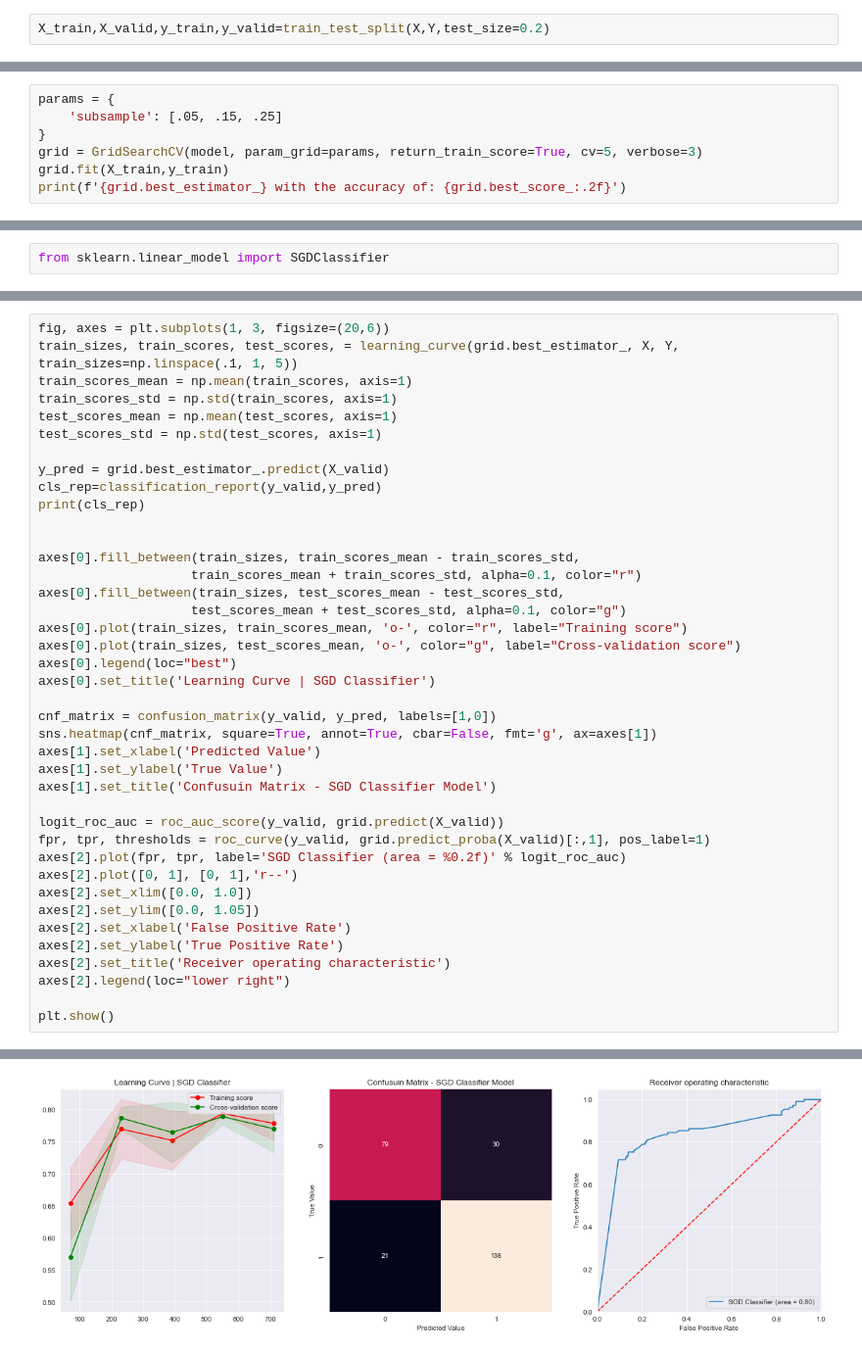
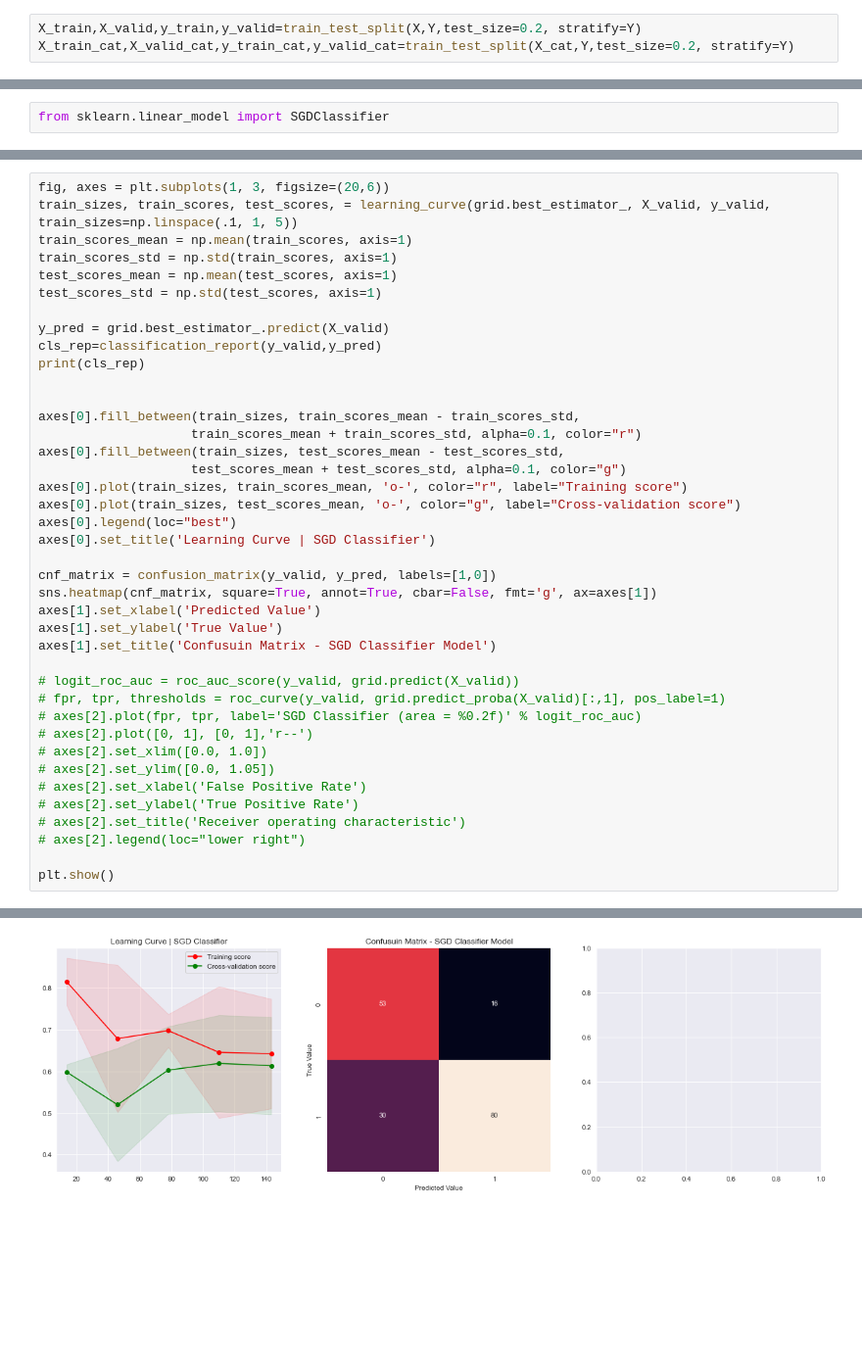
Before and after one commit to SimplyRamin/Titanic-Kaggle, a Jupyter notebook: Model - Ramin F v1.0.ipynb, the cells around one changed output, grey strips where cells are left out. Shown at 98% size. Drawn from its saved outputs; the diff is of its cells as text; blank space fills up the shorter version.

```diff
--- a/Model - Ramin F v1.0.ipynb
+++ b/Model - Ramin F v1.0.ipynb
@@ -143,7 +169,8 @@ print(f'independent variables matrix shape: {X.shape}')
 dependent variable matrix shape: (891,)
 independent variables matrix shape: (891, 12)
 # %%
-X_train,X_valid,y_train,y_valid=train_test_split(X,Y,test_size=0.2)
+X_train,X_valid,y_train,y_valid=train_test_split(X,Y,test_size=0.2, stratify=Y)
+X_train_cat,X_valid_cat,y_train_cat,y_valid_cat=train_test_split(X_cat,Y,test_size=0.2, stratify=Y)
 # %% [markdown]
 # PCA for Demonstrating datapoints in 2-Dimension
 # %%
@@ -1052,7 +1082,0 @@ model = LGBMClassifier(boosting_type='dart', extra_trees=False, learning_rate=0.
-# %%
-params = {
-    'subsample': [.05, .15, .25]
-}
-grid = GridSearchCV(model, param_grid=params, return_train_score=True, cv=5, verbose=3)
-grid.fit(X_train,y_train)
-print(f'{grid.best_estimator_} with the accuracy of: {grid.best_score_:.2f}')
@@ -1170,7 +1116,7 @@ Fitting 5 folds for each of 864 candidates, totalling 4320 fits
 [CV 4/5] END alpha
 # %%
 fig, axes = plt.subplots(1, 3, figsize=(20,6))
-train_sizes, train_scores, test_scores, = learning_curve(grid.best_estimator_, X, Y, train_sizes=np.linspace(.1, 1, 5))
+train_sizes, train_scores, test_scores, = learning_curve(grid.best_estimator_, X_valid, y_valid, train_sizes=np.linspace(.1, 1, 5))
 train_scores_mean = np.mean(train_scores, axis=1)
 train_scores_std = np.std(train_scores, axis=1)
 test_scores_mean = np.mean(test_scores, axis=1)
@@ -1196,16 +1142,16 @@ axes[1].set_xlabel('Predicted Value')
 axes[1].set_ylabel('True Value')
 axes[1].set_title('Confusuin Matrix - SGD Classifier Model')
 
-logit_roc_auc = roc_auc_score(y_valid, grid.predict(X_valid))
-fpr, tpr, thresholds = roc_curve(y_valid, grid.predict_proba(X_valid)[:,1], pos_label=1)
-axes[2].plot(fpr, tpr, label='SGD Classifier (area = %0.2f)' % logit_roc_auc)
-axes[2].plot([0, 1], [0, 1],'r--')
-axes[2].set_xlim([0.0, 1.0])
-axes[2].set_ylim([0.0, 1.05])
-axes[2].set_xlabel('False Positive Rate')
-axes[2].set_ylabel('True Positive Rate')
-axes[2].set_title('Receiver operating characteristic')
-axes[2].legend(loc="lower right")
+# logit_roc_auc = roc_auc_score(y_valid, grid.predict(X_valid))
+# fpr, tpr, thresholds = roc_curve(y_valid, grid.predict_proba(X_valid)[:,1], pos_label=1)
+# axes[2].plot(fpr, tpr, label='SGD Classifier (area = %0.2f)' % logit_roc_auc)
+# axes[2].plot([0, 1], [0, 1],'r--')
+# axes[2].set_xlim([0.0, 1.0])
+# axes[2].set_ylim([0.0, 1.05])
+# axes[2].set_xlabel('False Positive Rate')
+# axes[2].set_ylabel('True Positive Rate')
+# axes[2].set_title('Receiver operating characteristic')
+# axes[2].legend(loc="lower right")
 
 plt.show()
 # %% [output]
@@ -1220 +1166 @@ weighted avg       0.81      0.81      0.81       268
-[figure, old version]
+[figure, new version]
```
Also changed, not shown: parts of 29 cells of this notebook, 9 other files.
